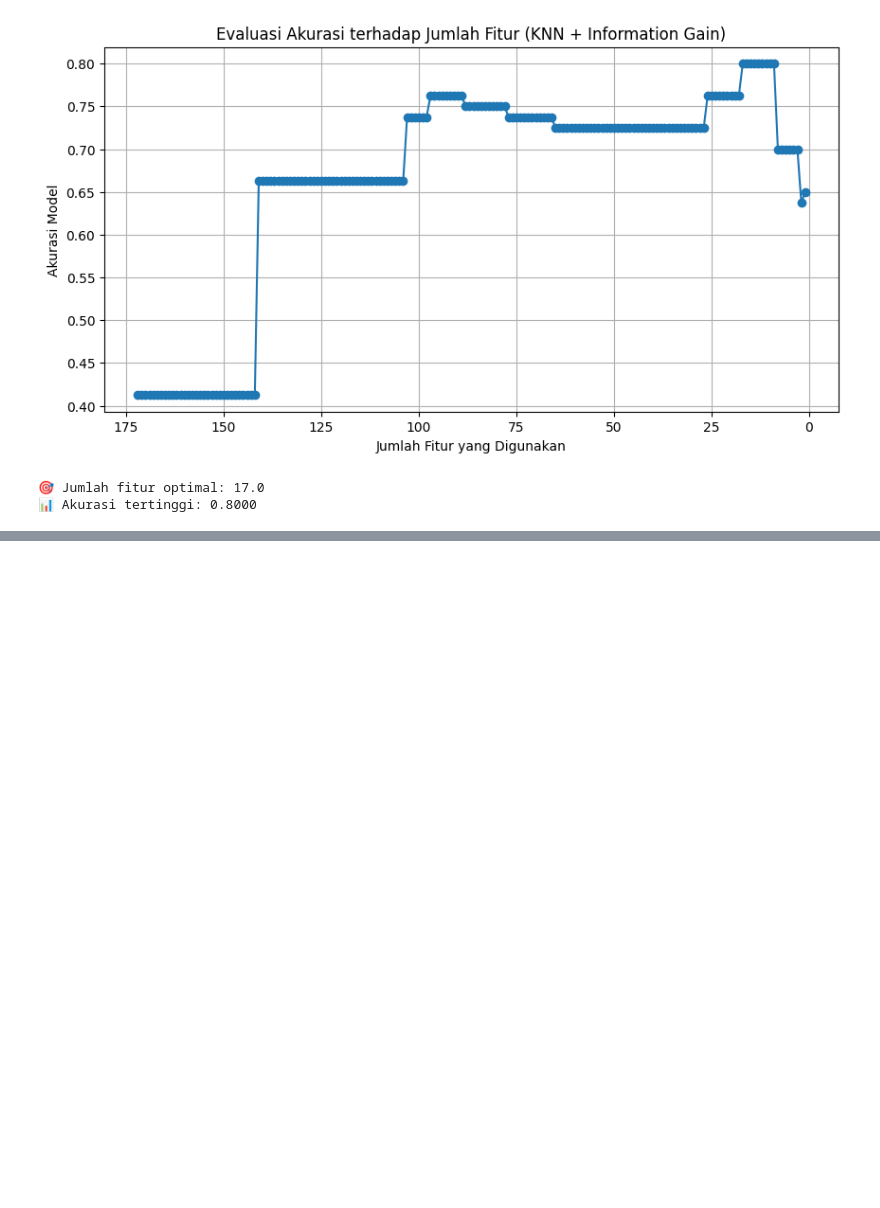
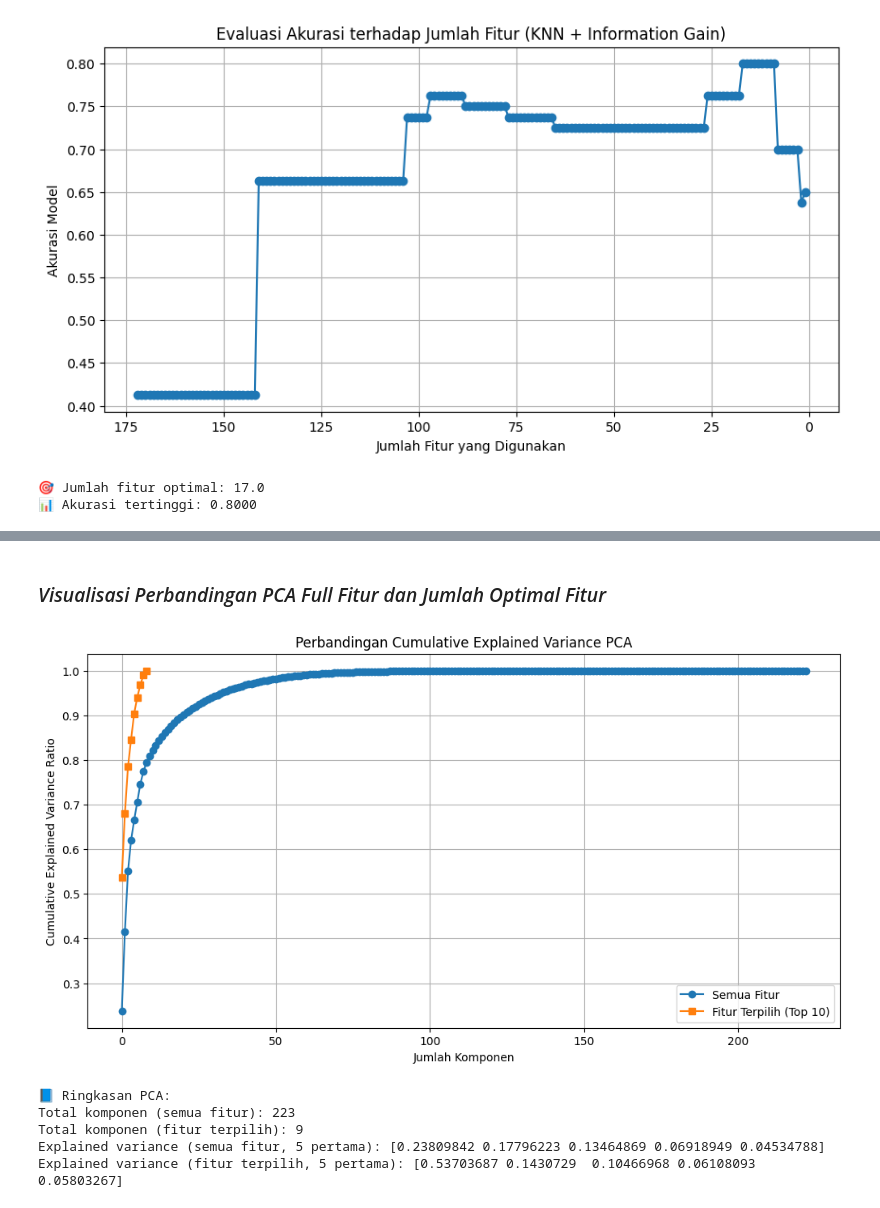
Before and after one commit to fznnfitrah/PSD, a Jupyter notebook: psd/project-timeseries-audio-multilabel.ipynb, the cells around one changed output, grey strips where cells are left out. Cells and saved outputs as stored; diff of their text form; code cells hidden in the pictures; blank space fills up the shorter version.

```diff
--- a/psd/project-timeseries-audio-multilabel.ipynb
+++ b/psd/project-timeseries-audio-multilabel.ipynb
@@ -334,0 +414,34 @@ Fitur:   1 | Akurasi: 0.6500
+# %% [markdown]
+### *Visualisasi Perbandingan PCA Full Fitur dan Jumlah Optimal Fitur*
+# %%
+
+# ============================================
+# 📈 6️⃣ VISUALISASI PERBANDINGAN PCA
+# ============================================
+plt.figure(figsize=(12, 6))
+
+plt.plot(cum_var_all, label='Semua Fitur', marker='o')
+plt.plot(cum_var_selected, label='Fitur Terpilih (Top 10)', marker='s')
+
+plt.title('Perbandingan Cumulative Explained Variance PCA')
+plt.xlabel('Jumlah Komponen')
+plt.ylabel('Cumulative Explained Variance Ratio')
+plt.legend()
+plt.grid(True)
+plt.show()
+
+# ============================================
+# 🧾 7️⃣ RINGKASAN HASIL
+# ============================================
+print("📘 Ringkasan PCA:")
+print(f"Total komponen (semua fitur): {X_all_pca.shape[1]}")
+print(f"Total komponen (fitur terpilih): {X_selected_pca.shape[1]}")
+print(f"Explained variance (semua fitur, 5 pertama): {explained_variance_all[:5]}")
+print(f"Explained variance (fitur terpilih, 5 pertama): {explained_variance_selected[:5]}")
+# %% [output]
+[figure, added]
+📘 Ringkasan PCA:
+Total komponen (semua fitur): 223
+Total komponen (fitur terpilih): 9
+Explained variance (semua fitur, 5 pertama): [0.23809842 0.17796223 0.13464869 0.06918949 0.04534788]
+Explained variance (fitur terpilih, 5 pertama): [0.53703687 0.1430729  0.10466968 0.06108093 0.05803267]
```
Also changed, not shown: parts of 28 cells of this notebook, 33 other files.
